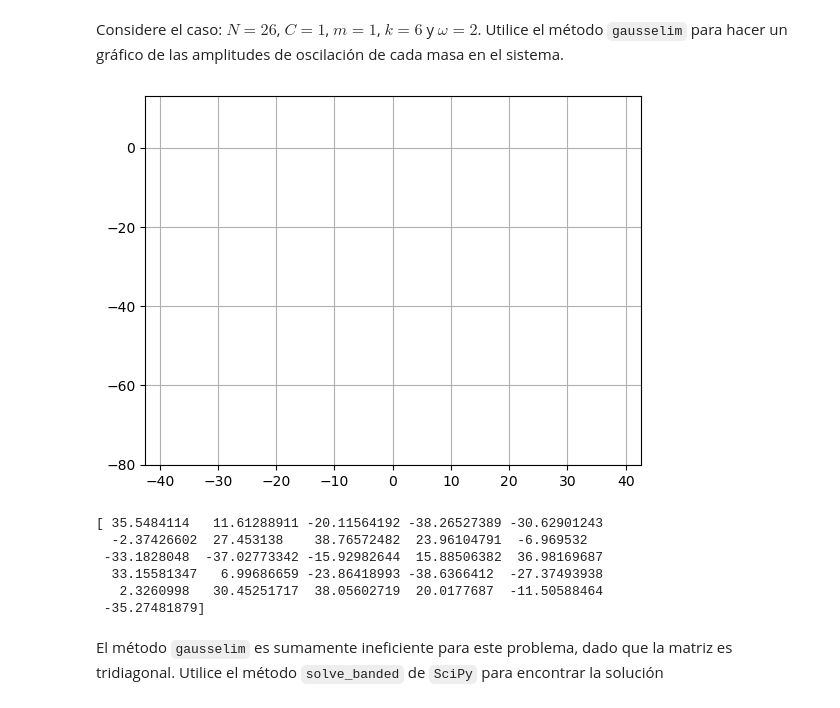
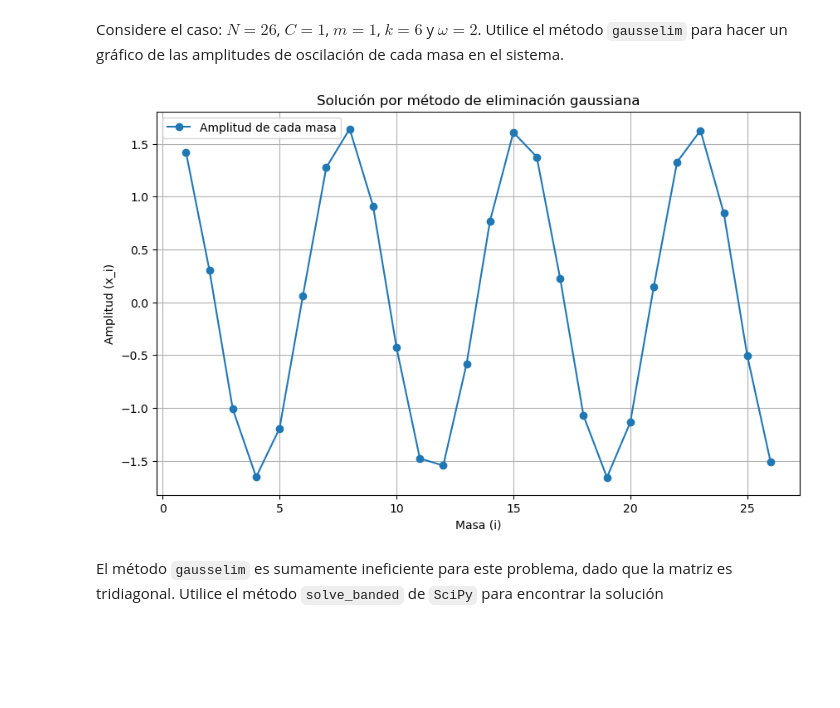
Before and after one commit to davidggonz/ComputationalPhysics, a Jupyter notebook: Labs/Lab_13/Lab_13.1/SistemasLineales.ipynb, the cells around one changed output. Saved outputs shown, nothing was run; the diff lists cells and outputs as text; code cells hidden in the pictures; blank space fills up the shorter version.

```diff
--- a/Labs/Lab_13/Lab_13.1/SistemasLineales.ipynb
+++ b/Labs/Lab_13/Lab_13.1/SistemasLineales.ipynb
@@ -393,24 +425,34 @@ print(x_vector)
 # %% [markdown]
 Considere el caso: $N = 26$, $C = 1$, $m = 1$, $k = 6$ y $\omega = 2$. Utilice el método `gausselim` para hacer un gráfico de las amplitudes de oscilación de cada masa en el sistema.
-# %%
-# Su código aquí
-import matplotlib.pyplot as plt
-
-steps = 26
-t = np.linspace(0,1000,steps)
-for i in range(steps -1):
-    Amp_sol = gausselim(A,x_vector)
-    plt.plot(Amp_sol[i],x_vector[i])
-plt.grid()
-plt.show()
-print(Amp_sol)
-# %% [output]
-[figure, removed]
-[ 35.5484114   11.61288911 -20.11564192 -38.26527389 -30.62901243
-  -2.37426602  27.453138    38.76572482  23.96104791  -6.969532
- -33.1828048  -37.02773342 -15.92982644  15.88506382  36.98169687
-  33.15581347   6.99686659 -23.86418993 -38.6366412  -27.37493938
-   2.3260998   30.45251717  38.05602719  20.0177687  -11.50588464
- -35.27481879]
+# %%
+import numpy as np
+import matplotlib.pyplot as plt
+
+
+# Parámetros del sistema
+N = 26  # Número de masas
+C = 1  # Término independiente en la primera ecuación
+m = 1  # Masa
+w = 2  # Frecuencia angular
+k = 6  # Constante del resorte
+alpha = 2 * k - m * (w**2)  # Parámetro alpha
+
+# Construir la matriz A y el vector b
+A, b = construir_matriz_A(N, alpha, k, C)
+
+# Resolver el sistema usando gausselim
+x_vector = gausselim(A, b)
+
+# Graficar las amplitudes de cada masa
+plt.figure(figsize=(10, 6))
+plt.plot(range(1, N+1), x_vector, 'o-', label='Amplitud de cada masa')
+plt.xlabel('Masa (i)')
+plt.ylabel('Amplitud (x_i)')
+plt.title('Solución por método de eliminación gaussiana')
+plt.grid(True)
+plt.legend()
+plt.show()
+# %% [output]
+[figure, added]
 # %% [markdown]
 El método `gausselim` es sumamente ineficiente para este problema, dado que la matriz es tridiagonal. Utilice el método `solve_banded` de `SciPy` para encontrar la solución
```
Also changed, not shown: parts of 3 cells of this notebook, 4 other files.
